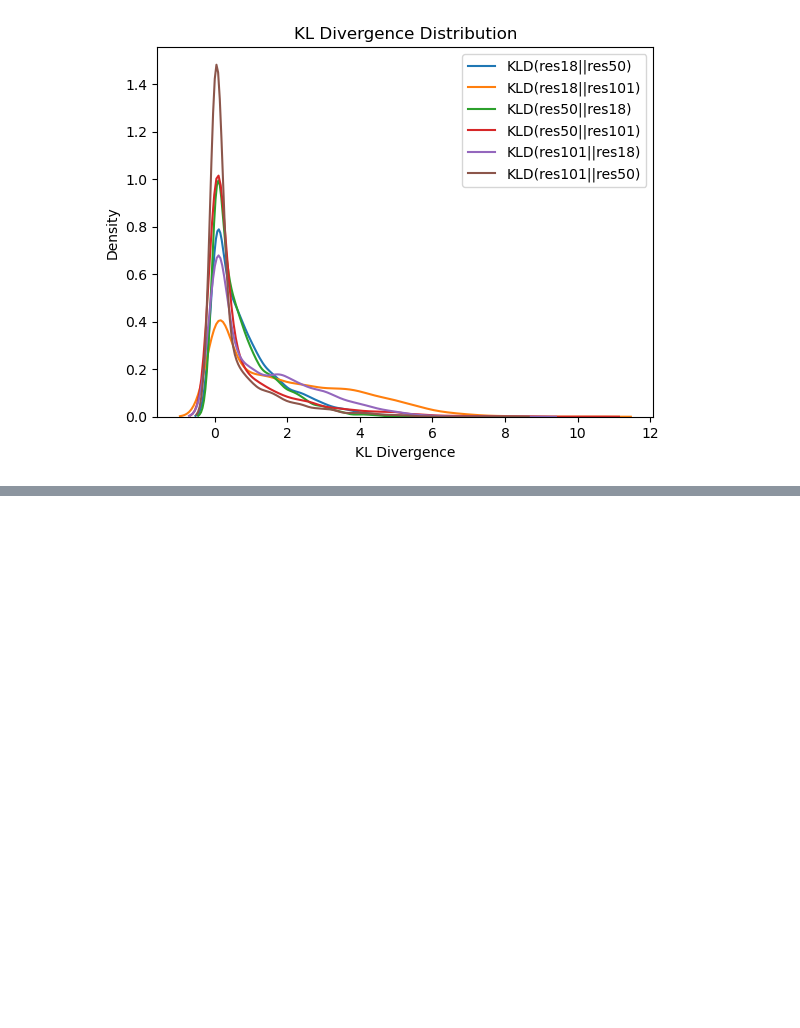
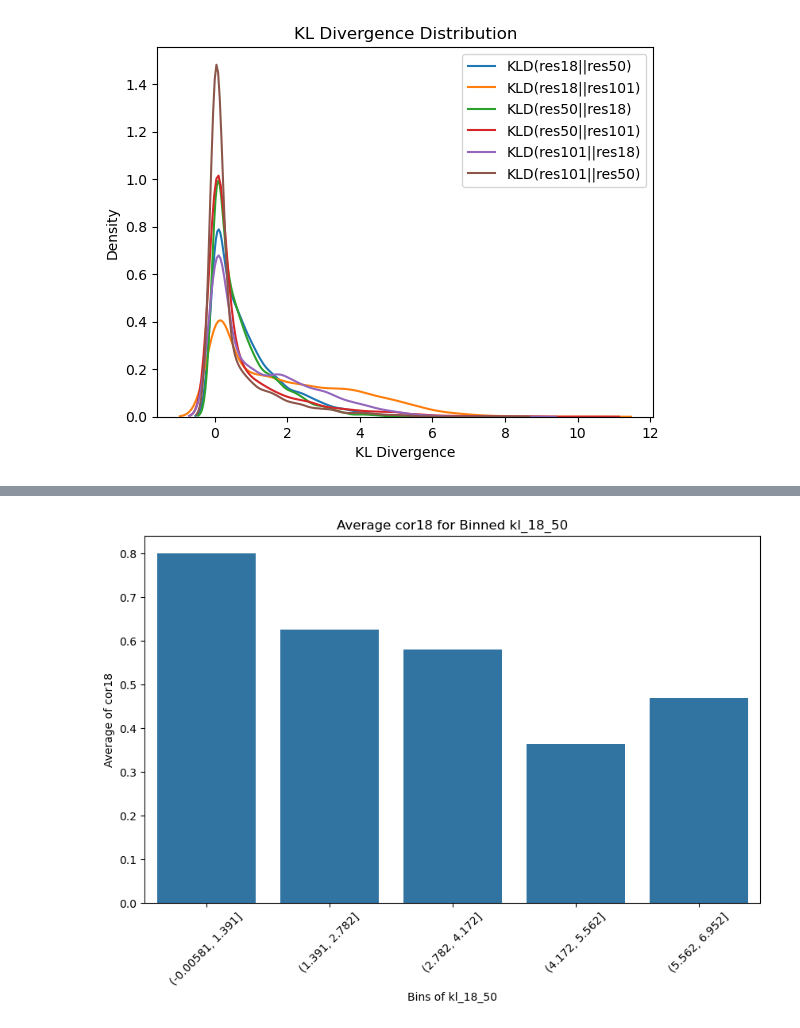
Before and after one commit to TimothyZG/wliura2024, a Jupyter notebook: post-exp2-analysis/analysis.ipynb, the cells around one changed output, grey strips where cells are left out. Drawn from its saved outputs; the diff is of its cells as text; code cells hidden in the pictures; blank space fills up the shorter version.

```diff
--- a/post-exp2-analysis/analysis.ipynb
+++ b/post-exp2-analysis/analysis.ipynb
@@ -326,0 +319,18 @@ plt.legend()
+# %%
+binnum=5
+# %%
+df18['bin_kl1850'] = pd.cut(df18['kl_18_50'], bins=binnum)
+df18['bin_kl18101'] = pd.cut(df18['kl_18_101'], bins=binnum)
+df18["corr"] = df["cor18"]
+df50["corr"] = df["cor50"]
+df101["corr"] = df["cor101"]
+grouped_kl1850 = df18.groupby('bin_kl1850')['corr'].mean().reset_index()
+plt.figure(figsize=(10, 6))
+sns.barplot(x='bin_kl1850', y='corr', data=grouped_kl1850)
+plt.xlabel('Bins of kl_18_50')
+plt.ylabel('Average of cor18')
+plt.title('Average cor18 for Binned kl_18_50')
+plt.xticks(rotation=45)
+plt.show()
+# %% [output]
+[figure, added]
```
Also changed, not shown: parts of 13 cells of this notebook, 4 other files.
